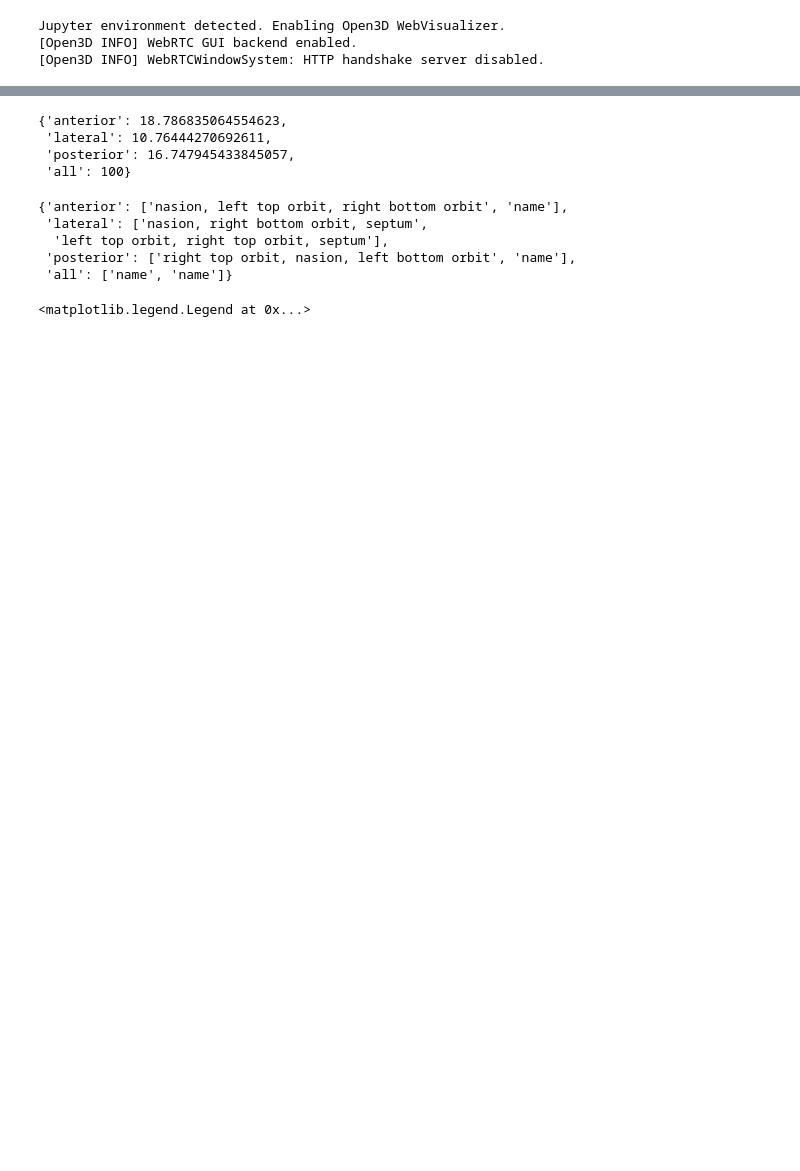
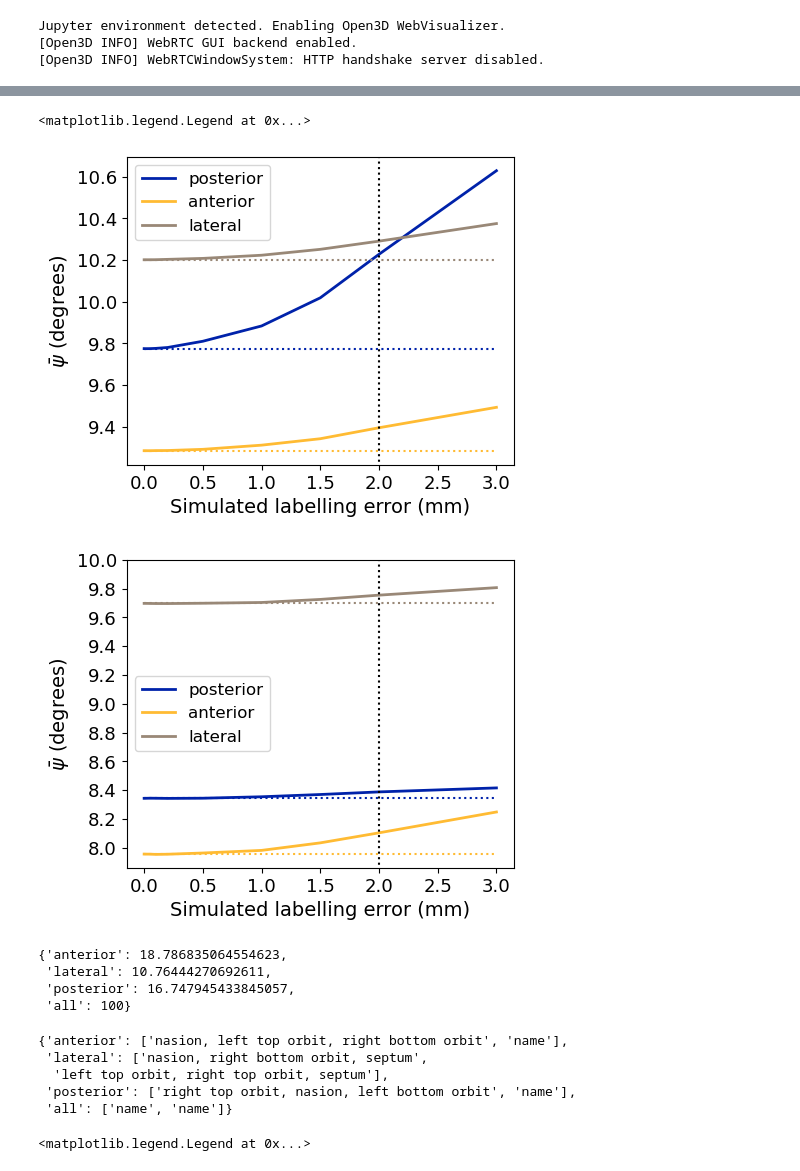
Before and after one commit to Daniel-Nicolae/Modelling-the-Human-Semicircular-Canals, a Jupyter notebook: python/experiments.ipynb, the cells around one changed output, grey strips where cells are left out. Drawn from its saved outputs; the diff is of its cells as text; code cells hidden in the pictures; blank space fills up the shorter version.

```diff
--- a/python/experiments.ipynb
+++ b/python/experiments.ipynb
@@ -10,5 +10,3 @@ import open3d as o3d
 Jupyter environment detected. Enabling Open3D WebVisualizer.
 [Open3D INFO] WebRTC GUI backend enabled.
 [Open3D INFO] WebRTCWindowSystem: HTTP handshake server disabled.
-# %%
-angles = get_angles("posterior", None, right)
@@ -67,0 +63,49 @@ results_dict, best_fids_dict, min_angs_dict, max_improvs_dict, kept_dict = corre
+# %%
+MADs_all_c.append(MADs_all)
+# %%
+plt.figure(figsize=(5, 4))
+
+plt.plot([0, 0.01, 0.05, 0.1, 0.2, 0.5, 1, 1.5, 2, 3], MADs_all_c[0], label="posterior", color="#0022aa", linewidth=2)
+plt.plot([0, 0.01, 0.05, 0.1, 0.2, 0.5, 1, 1.5, 2, 3], MADs_all_c[2], label="anterior", color="#ffbb33", linewidth=2)
+plt.plot([0, 0.01, 0.05, 0.1, 0.2, 0.5, 1, 1.5, 2, 3], MADs_all_c[4], label="lateral", color="#998877", linewidth=2)
+
+yl = plt.ylim()
+plt.plot([2, 2], [0, 20], "k:")
+plt.ylim(yl)
+
+xl = plt.xlim()
+plt.plot([0, 3], [MADs_all_c[0][0], MADs_all_c[0][0]], ":", color="#0022aa")
+plt.plot([0, 3], [MADs_all_c[2][0], MADs_all_c[2][0]], ":", color="#ffbb33")
+plt.plot([0, 3], [MADs_all_c[4][0], MADs_all_c[4][0]], ":", color="#998877")
+plt.xlim(xl)
+
+plt.xlabel("Simulated labelling error (mm)", fontsize=14)
+plt.ylabel("$\\bar{\\psi}$ (degrees)", fontsize=14)
+plt.xticks(fontsize=13)
+plt.yticks(fontsize=13)
+plt.legend(fontsize=12)
+
+plt.figure(figsize=(5, 4))
+plt.plot([0, 0.01, 0.05, 0.1, 0.2, 0.5, 1, 1.5, 2, 3], MADs_all_c[1], label="posterior", color="#0022aa", linewidth=2)
+plt.plot([0, 0.01, 0.05, 0.1, 0.2, 0.5, 1, 1.5, 2, 3], MADs_all_c[3], label="anterior", color="#ffbb33", linewidth=2)
+plt.plot([0, 0.01, 0.05, 0.1, 0.2, 0.5, 1, 1.5, 2, 3], MADs_all_c[5], label="lateral", color="#998877", linewidth=2)
+
+yl = plt.ylim()
+plt.plot([2, 2], [0, 20], "k:")
+plt.ylim(yl)
+
+xl = plt.xlim()
+plt.plot([0, 3], [MADs_all_c[1][0], MADs_all_c[1][0]], ":", color="#0022aa")
+plt.plot([0, 3], [MADs_all_c[3][0], MADs_all_c[3][0]], ":", color="#ffbb33")
+plt.plot([0, 3], [MADs_all_c[5][0], MADs_all_c[5][0]], ":", color="#998877")
+plt.xlim(xl)
+
+plt.xlabel("Simulated labelling error (mm)", fontsize=14)
+plt.ylabel("$\\bar{\\psi}$ (degrees)", fontsize=14)
+plt.xticks(fontsize=13)
+plt.yticks(np.arange(8, 10.2, 0.2), fontsize=13)
+plt.legend(fontsize=12, loc="center left")
+# %% [output]
+<matplotlib.legend.Legend at 0x...>
+[figure, added]
+[figure, added]
```
Also changed, not shown: parts of 11 cells of this notebook.
